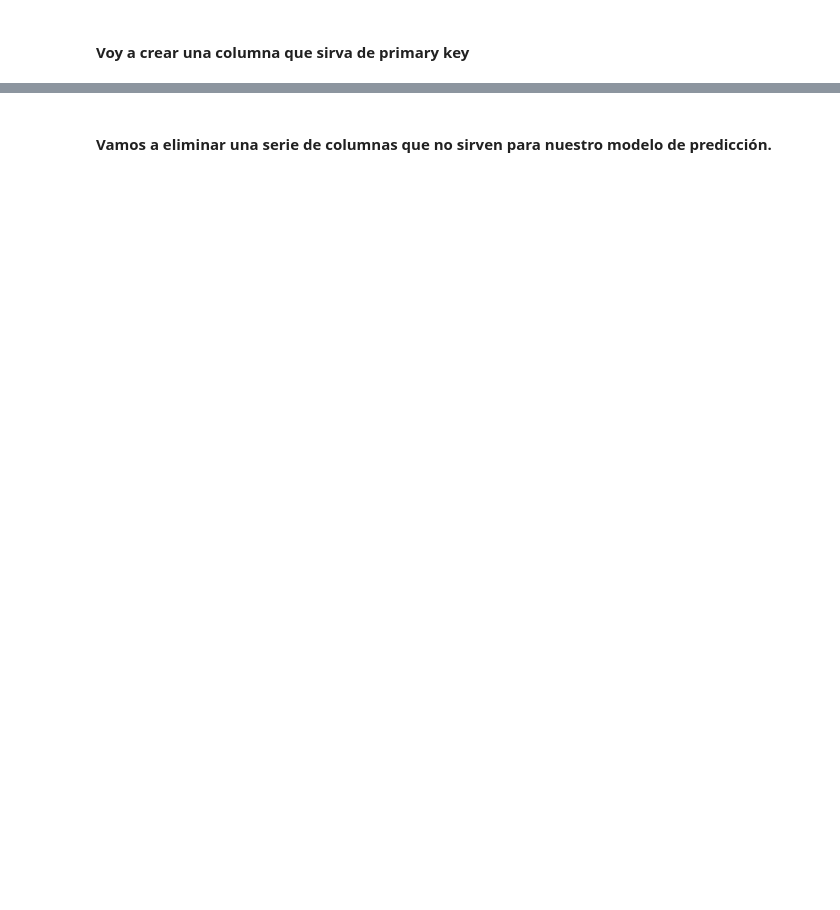
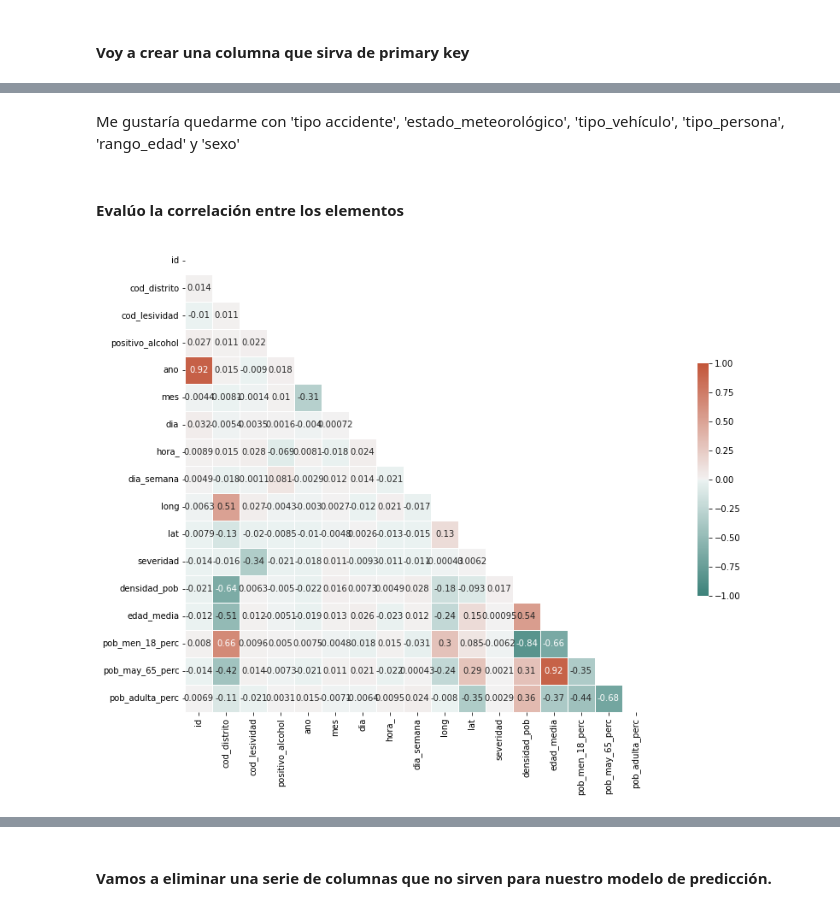
Before and after one commit to Baker-man/Proyecto-Final-Madffic, a Jupyter notebook: src/ML.ipynb, the cells around one changed output, grey strips where cells are left out. Drawn from its saved outputs; the diff is of its cells as text; code cells hidden in the pictures; blank space fills up the shorter version.

```diff
--- a/src/ML.ipynb
+++ b/src/ML.ipynb
@@ -618,0 +684,29 @@ memory usage: 20.3 MB
+# %% [markdown]
+Me gustaría quedarme con 'tipo accidente', 'estado_meteorológico', 'tipo_vehículo', 'tipo_persona', 'rango_edad' y 'sexo'
+# %% [markdown]
+#### Evalúo la correlación entre los elementos
+# %%
+def print_corr(df):
+    '''
+        Function that return a correlation matrix in a heatmap plot.
+
+        Parameters : Pandas DataFrame
+
+        Return: seaborn heatmap
+    '''
+    correlation = df.corr()
+
+    mask = np.zeros_like(correlation, dtype=bool)
+    mask[np.triu_indices_from(mask)] = True
+
+    f, ax = plt.subplots(figsize=(20, 10))
+
+    cmap = sns.diverging_palette(180, 20, as_cmap=True)
+    sns.heatmap(correlation, mask=mask, cmap=cmap, vmax=1, vmin =-1, center=0,
+                square=True, linewidths=.5, cbar_kws={"shrink": .5}, annot=True)
+
+    return plt.show()
+# %%
+print_corr(accidentes)
+# %% [output]
+[figure, added]
```
Also changed, not shown: parts of 62 cells of this notebook, 1 other file.
